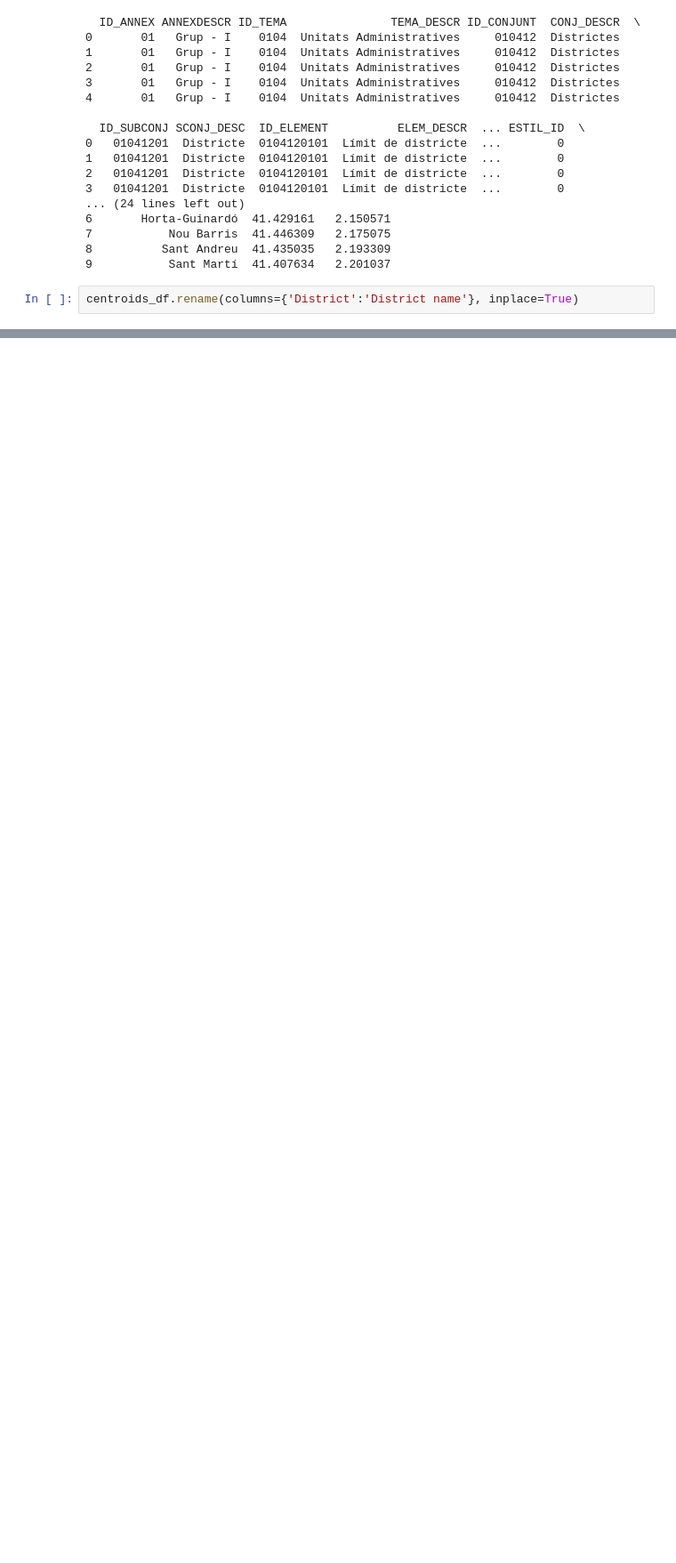
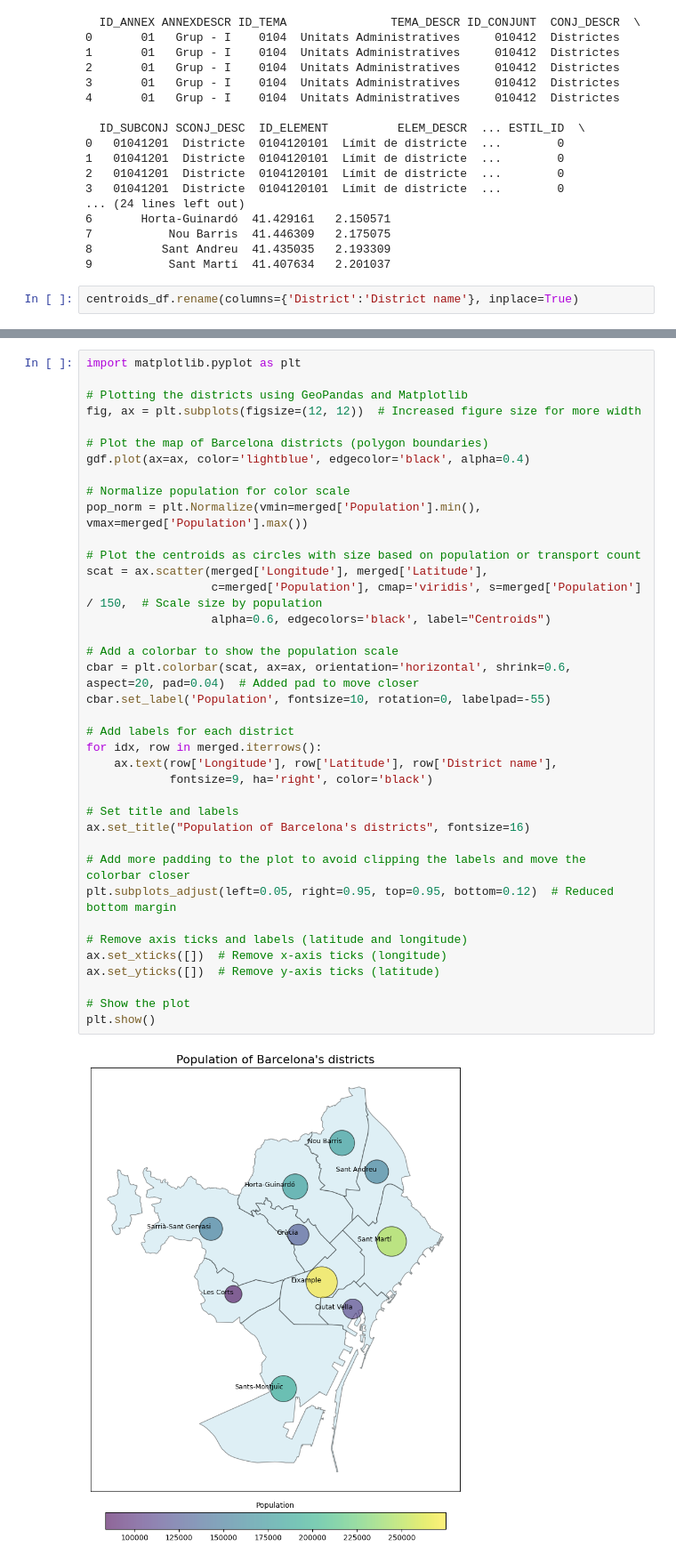
Before and after one commit to pcomastriado/DA-Bootcamp, a Jupyter notebook: _DA-project_/notebooks/EDA_FinalProject.ipynb, the cells around one changed output, grey strips where cells are left out. Shown at 89% size. Cells and saved outputs as stored; diff of their text form; blank space fills up the shorter version.

Commit message:
adjusting the map plot aesthetically

```diff
--- a/_DA-project_/notebooks/EDA_FinalProject.ipynb
+++ b/_DA-project_/notebooks/EDA_FinalProject.ipynb
@@ -546,0 +518,40 @@ plt.show()
+# %%
+import matplotlib.pyplot as plt
+
+# Plotting the districts using GeoPandas and Matplotlib
+fig, ax = plt.subplots(figsize=(12, 12))  # Increased figure size for more width
+
+# Plot the map of Barcelona districts (polygon boundaries)
+gdf.plot(ax=ax, color='lightblue', edgecolor='black', alpha=0.4)
+
+# Normalize population for color scale
+pop_norm = plt.Normalize(vmin=merged['Population'].min(), vmax=merged['Population'].max())
+
+# Plot the centroids as circles with size based on population or transport count
+scat = ax.scatter(merged['Longitude'], merged['Latitude'],
+                  c=merged['Population'], cmap='viridis', s=merged['Population'] / 150,  # Scale size by population
+                  alpha=0.6, edgecolors='black', label="Centroids")
+
+# Add a colorbar to show the population scale
+cbar = plt.colorbar(scat, ax=ax, orientation='horizontal', shrink=0.6, aspect=20, pad=0.04)  # Added pad to move closer
+cbar.set_label('Population', fontsize=10, rotation=0, labelpad=-55)
+
+# Add labels for each district
+for idx, row in merged.iterrows():
+    ax.text(row['Longitude'], row['Latitude'], row['District name'],
+            fontsize=9, ha='right', color='black')
+
+# Set title and labels
+ax.set_title("Population of Barcelona's districts", fontsize=16)
+
+# Add more padding to the plot to avoid clipping the labels and move the colorbar closer
+plt.subplots_adjust(left=0.05, right=0.95, top=0.95, bottom=0.12)  # Reduced bottom margin
+
+# Remove axis ticks and labels (latitude and longitude)
+ax.set_xticks([])  # Remove x-axis ticks (longitude)
+ax.set_yticks([])  # Remove y-axis ticks (latitude)
+
+# Show the plot
+plt.show()
+# %% [output]
+[figure, added]
```
Also changed, not shown: parts of 1 cell of this notebook.
